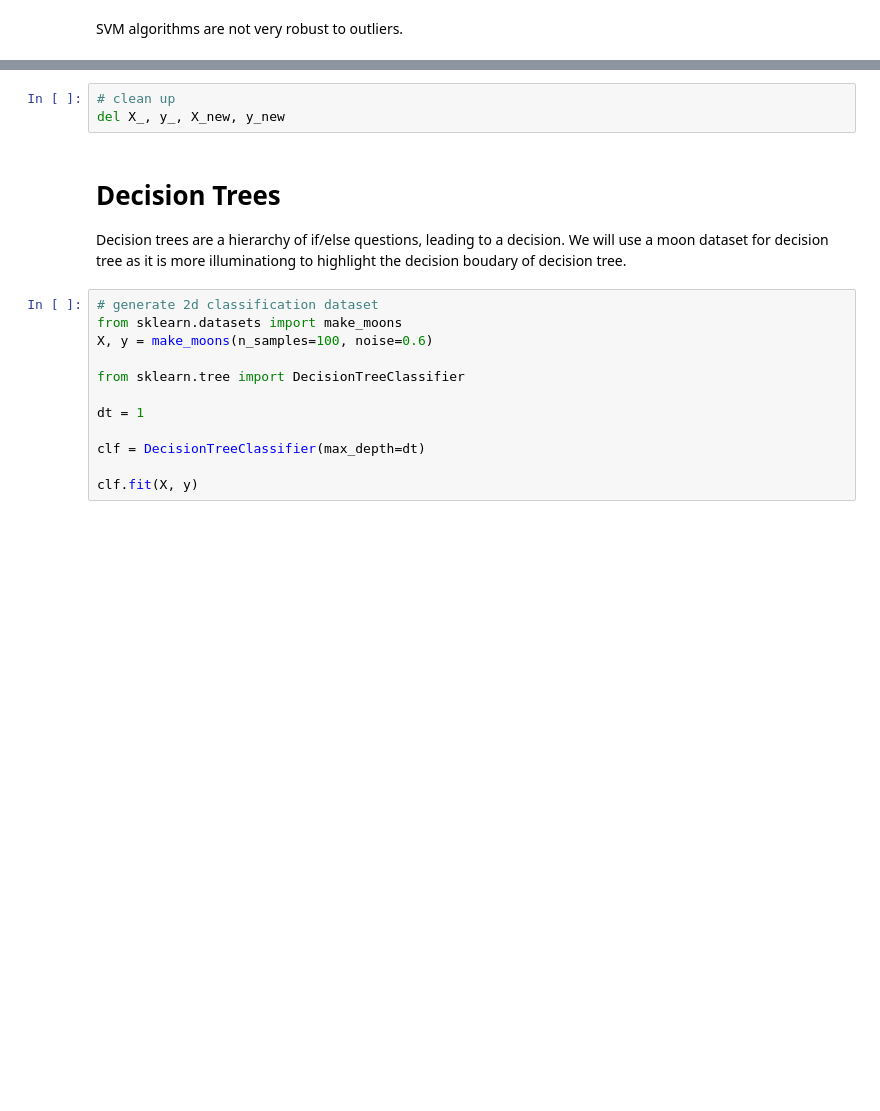
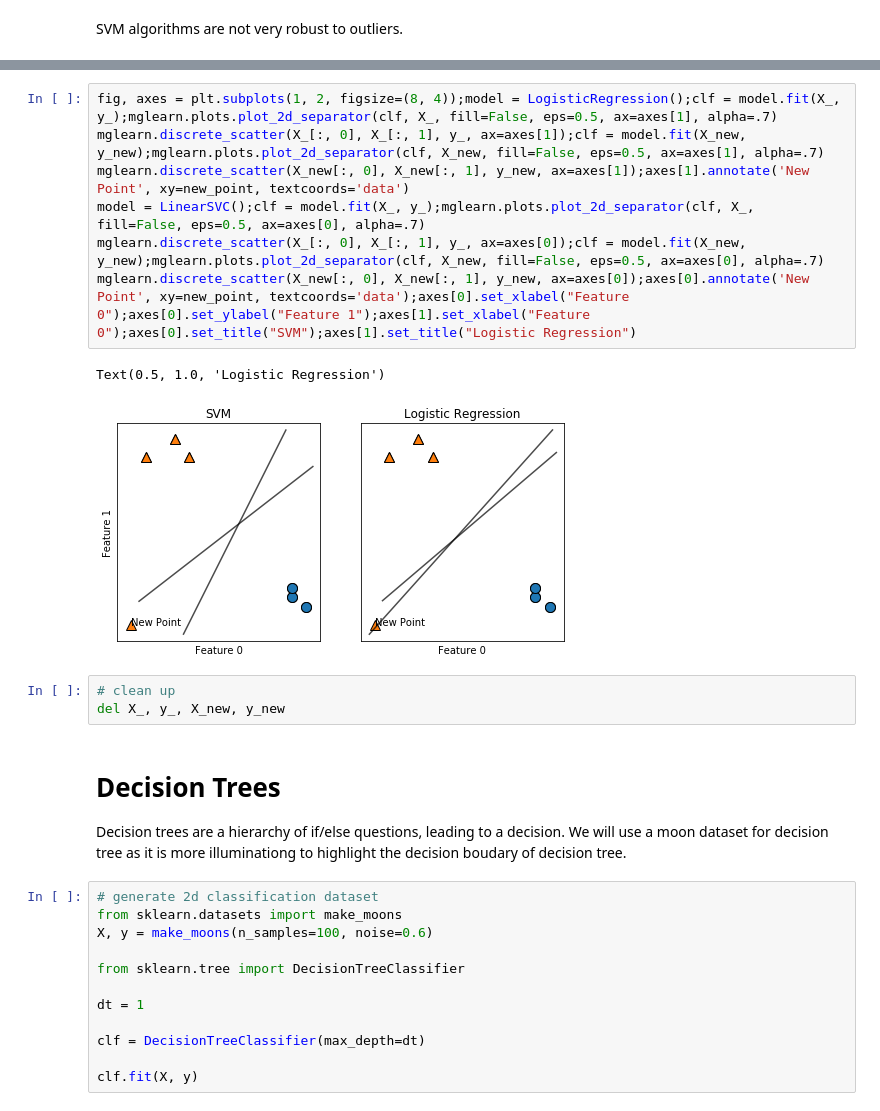
Before and after one commit to usmanr149/Classification-Algorithm, a Jupyter notebook: Classification Algorithms.ipynb, the cells around one changed output, grey strips where cells are left out. Drawn from its saved outputs; the diff is of its cells as text; blank space fills up the shorter version.

```diff
--- a/Classification Algorithms.ipynb
+++ b/Classification Algorithms.ipynb
@@ -173,3 +181,13 @@ Text(0.5, 0, 'Feature 0')
+# %%
+fig, axes = plt.subplots(1, 2, figsize=(8, 4));model = LogisticRegression();clf = model.fit(X_, y_);mglearn.plots.plot_2d_separator(clf, X_, fill=False, eps=0.5, ax=axes[1], alpha=.7)
+mglearn.discrete_scatter(X_[:, 0], X_[:, 1], y_, ax=axes[1]);clf = model.fit(X_new, y_new);mglearn.plots.plot_2d_separator(clf, X_new, fill=False, eps=0.5, ax=axes[1], alpha=.7)
+mglearn.discrete_scatter(X_new[:, 0], X_new[:, 1], y_new, ax=axes[1]);axes[1].annotate('New Point', xy=new_point, textcoords='data')
+model = LinearSVC();clf = model.fit(X_, y_);mglearn.plots.plot_2d_separator(clf, X_, fill=False, eps=0.5, ax=axes[0], alpha=.7)
+mglearn.discrete_scatter(X_[:, 0], X_[:, 1], y_, ax=axes[0]);clf = model.fit(X_new, y_new);mglearn.plots.plot_2d_separator(clf, X_new, fill=False, eps=0.5, ax=axes[0], alpha=.7)
+mglearn.discrete_scatter(X_new[:, 0], X_new[:, 1], y_new, ax=axes[0]);axes[0].annotate('New Point', xy=new_point, textcoords='data');axes[0].set_xlabel("Feature 0");axes[0].set_ylabel("Feature 1");axes[1].set_xlabel("Feature 0");axes[0].set_title("SVM");axes[1].set_title("Logistic Regression")
+# %% [output]
+Text(0.5, 1.0, 'Logistic Regression')
+[figure, added]
 # %%
 # clean up
 del X_, y_, X_new, y_new
```
Also changed, not shown: parts of 14 cells of this notebook, 2 other files.
